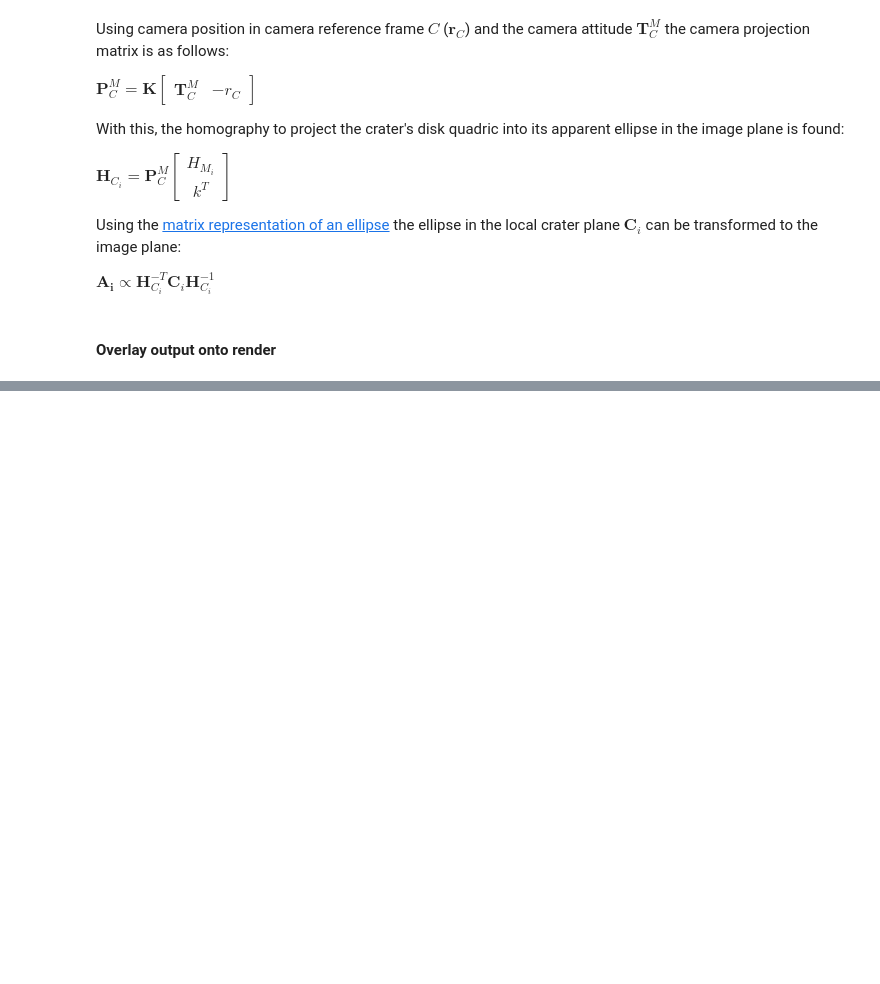
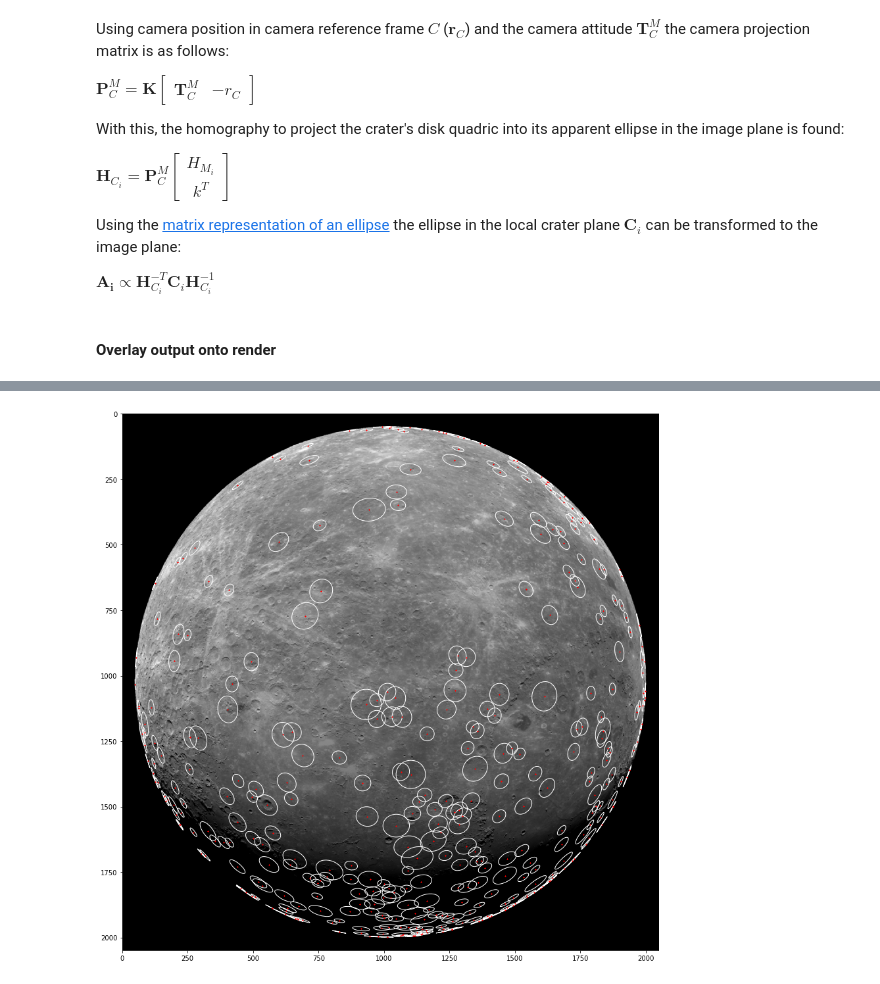
Before and after one commit to wdoppenberg/crater-detection, a Jupyter notebook: notebooks/projection.ipynb, the cells around one changed output, grey strips where cells are left out. Cells and saved outputs as stored; diff of their text form; code cells hidden in the pictures; blank space fills up the shorter version.

```diff
--- a/notebooks/projection.ipynb
+++ b/notebooks/projection.ipynb
@@ -356,0 +336,21 @@ ax.scatter(*crater_centers.T, c='r', s=0.8, marker='x')
+# %%
+cam = Camera(r_M, T_CM, fov=fov, resolution=N)
+a_proj, b_proj = ellipse_axes(scale_det(A_i))
+psi_proj = ellipse_angle(scale_det(A_i))
+r_pix_proj = conic_center(scale_det(A_i))
+
+
+from matplotlib.collections import EllipseCollection
+fig, ax = plt.subplots(figsize=(15, 15), subplot_kw={'aspect': 'equal'})
+ax.imshow(im, aspect='equal', interpolation='none', cmap='gray')
+ec = EllipseCollection(2*a_proj, 2*b_proj, np.degrees(psi_proj), units='xy', offsets=r_pix_proj,
+                       transOffset=ax.transData, facecolors="None", edgecolors='w')
+ax.add_collection(ec)
+ax.scatter(*cam.project_crater_centers(p_Mi).T, c='r', s=1.2, marker='x')
+
+ax.set_xlim(0, N[0])
+ax.set_ylim(N[1], 0)
+
+plt.show()
+# %% [output]
+[figure, added]
```
Also changed, not shown: parts of 6 cells of this notebook, 6 other files.
